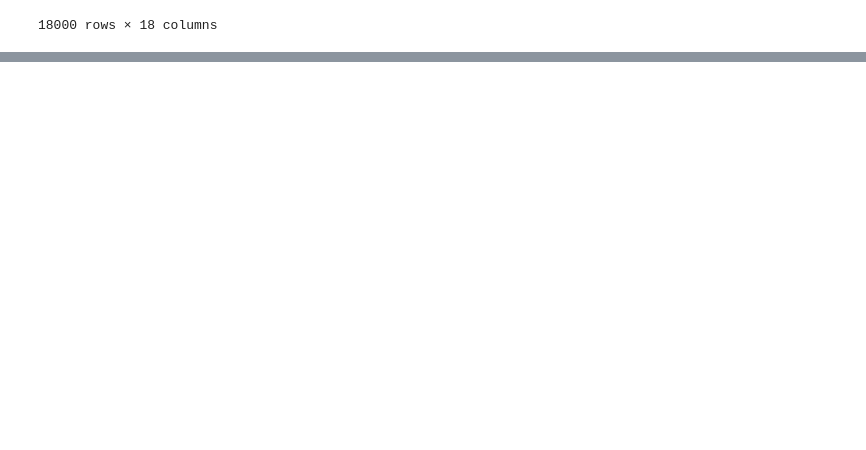
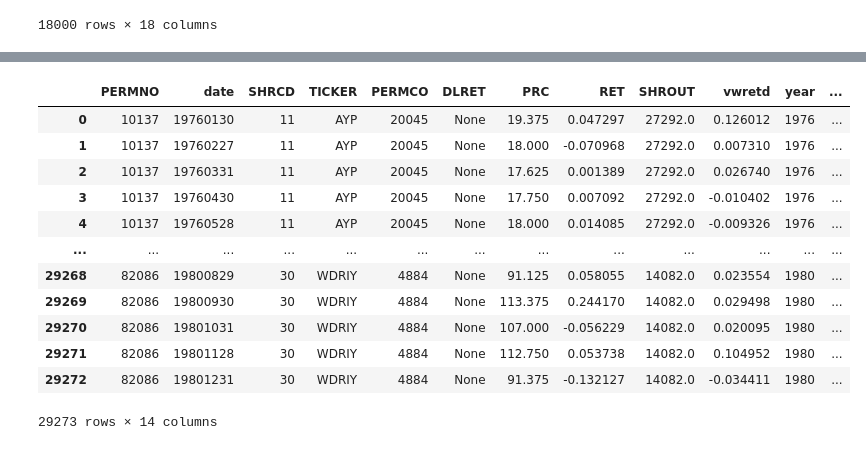
Before and after one commit to KaiKevinLiao/empirical-finance, a Jupyter notebook: ps2.ipynb, the cells around one changed output, grey strips where cells are left out. Cells and saved outputs as stored; diff of their text form; code cells hidden in the pictures; blank space fills up the shorter version.

```diff
--- a/ps2.ipynb
+++ b/ps2.ipynb
@@ -164,0 +173,23 @@ crsp_temp['beta'] = result.params.vwretd
+# %%
+period= 1973
+crsp_t = crsp[(crsp['year'] < period + 8) & (crsp['year'] >= period + 3)]
+# select the largest firm as in the training samples
+crsp_t = crsp_t[crsp_t['PERMNO'].isin(largest)]
+crsp_t = crsp_t.merge(crsp_2[['port', 'PERMNO']], on='PERMNO')
+crsp_t = crsp_t.groupby(['PERMNO', 'date']).first().reset_index()
+
+crsp_t
+# %% [output]
+|  | PERMNO | date | SHRCD | TICKER | PERMCO | DLRET | PRC | RET | SHROUT | vwretd | year | ... |
+| 0 | 10137 | 19760130 | 11 | AYP | 20045 | None | 19.375 | 0.047297 | 27292.0 | 0.126012 | 1976 | ... |
+| 1 | 10137 | 19760227 | 11 | AYP | 20045 | None | 18.000 | -0.070968 | 27292.0 | 0.007310 | 1976 | ... |
+| 2 | 10137 | 19760331 | 11 | AYP | 20045 | None | 17.625 | 0.001389 | 27292.0 | 0.026740 | 1976 | ... |
+| 3 | 10137 | 19760430 | 11 | AYP | 20045 | None | 17.750 | 0.007092 | 27292.0 | -0.010402 | 1976 | ... |
+| 4 | 10137 | 19760528 | 11 | AYP | 20045 | None | 18.000 | 0.014085 | 27292.0 | -0.009326 | 1976 | ... |
+| ... | ... | ... | ... | ... | ... | ... | ... | ... | ... | ... | ... | ... |
+| 29268 | 82086 | 19800829 | 30 | WDRIY | 4884 | None | 91.125 | 0.058055 | 14082.0 | 0.023554 | 1980 | ... |
+| 29269 | 82086 | 19800930 | 30 | WDRIY | 4884 | None | 113.375 | 0.244170 | 14082.0 | 0.029498 | 1980 | ... |
+| 29270 | 82086 | 19801031 | 30 | WDRIY | 4884 | None | 107.000 | -0.056229 | 14082.0 | 0.020095 | 1980 | ... |
+| 29271 | 82086 | 19801128 | 30 | WDRIY | 4884 | None | 112.750 | 0.053738 | 14082.0 | 0.104952 | 1980 | ... |
+| 29272 | 82086 | 19801231 | 30 | WDRIY | 4884 | None | 91.375 | -0.132127 | 14082.0 | -0.034411 | 1980 | ... |
+29273 rows × 14 columns
```
Also changed, not shown: parts of 8 cells of this notebook.
